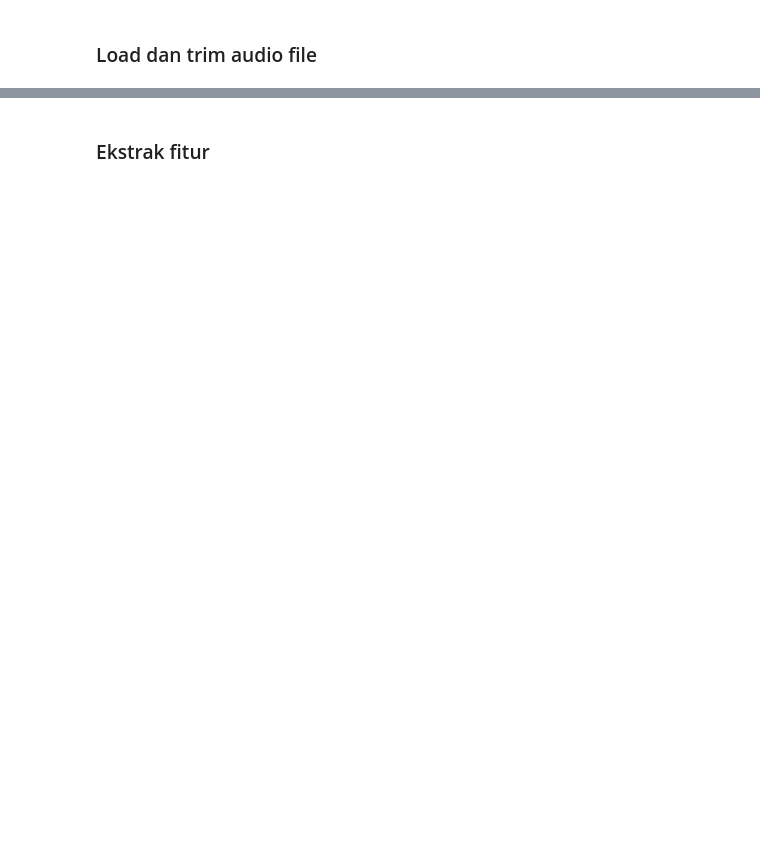
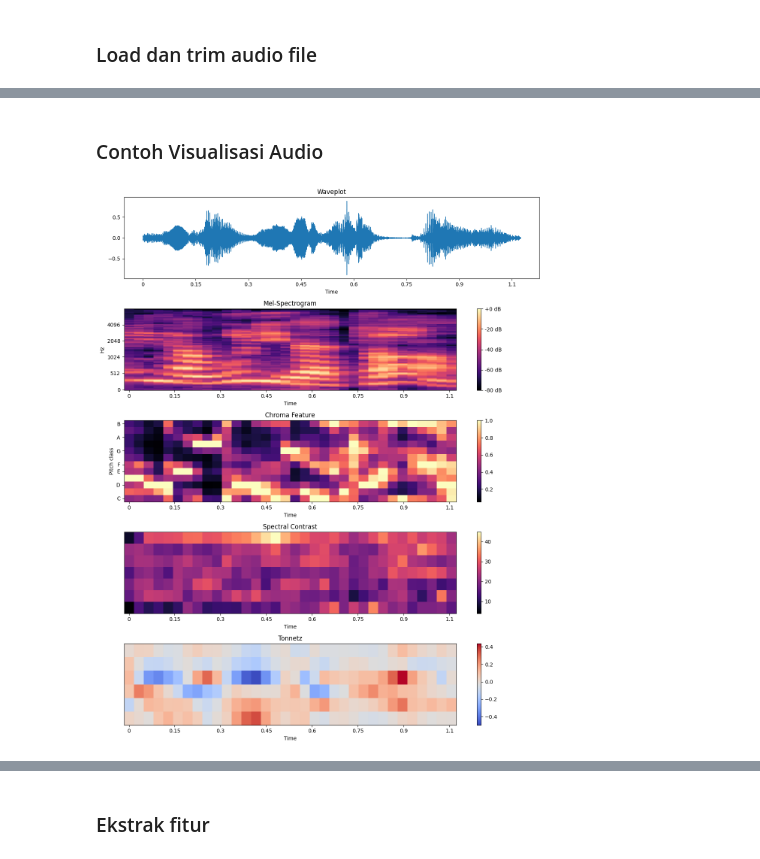
Before and after one commit to calvinadi/SLID_with_ML, a Jupyter notebook: common-language-identification-ml.ipynb, the cells around one changed output, grey strips where cells are left out. Saved outputs shown, nothing was run; the diff lists cells and outputs as text; code cells hidden in the pictures; blank space fills up the shorter version.

```diff
--- a/common-language-identification-ml.ipynb
+++ b/common-language-identification-ml.ipynb
@@ -140,5 +214,0 @@ def extract_features(audio_data, sample_rate, mfcc=True, chroma=True, mel=True,
-# %%
-# Fungsi untuk melakukan trimming pada data audio
-def trim_silence(audio_data, sample_rate):
-    trimmed_audio, index = librosa.effects.trim(audio_data,top_db=15, hop_length=32))
-    return trimmed_audio, index
@@ -173,6 +215,6 @@ def load_data(dataset_path):
 # %% [markdown]
 ### Load dan trim audio file
 # %%
-# Load data
-features, labels = load_data(dataset_path)
+# # Load data
+# trimmed_data, labels = load_and_trim_data_multithreaded(dataset_path)
 # %% [output]
@@ -187,0 +268,2 @@ len(labels)
+# %%
+audio_data_list, labels = load_audio_data_multithreaded(dataset_path)
@@ -187,0 +334,2 @@ len(labels)
+# %%
+trimmed_audio_list, labels = load_and_trim_audio_multithreaded(dataset_path)
@@ -188,2 +358,9 @@ len(labels)
+# %% [markdown]
+### Contoh Visualisasi Audio
+# %%
+sample_audio, sample_rate = trimmed_audio_list[0]
+visualize_audio(sample_audio, sample_rate)
+# %% [output]
+[figure, added]
 # %%
 # Memainkan audio menggunakan IPython.display.Audio
```
Also changed, not shown: parts of 56 cells of this notebook.
